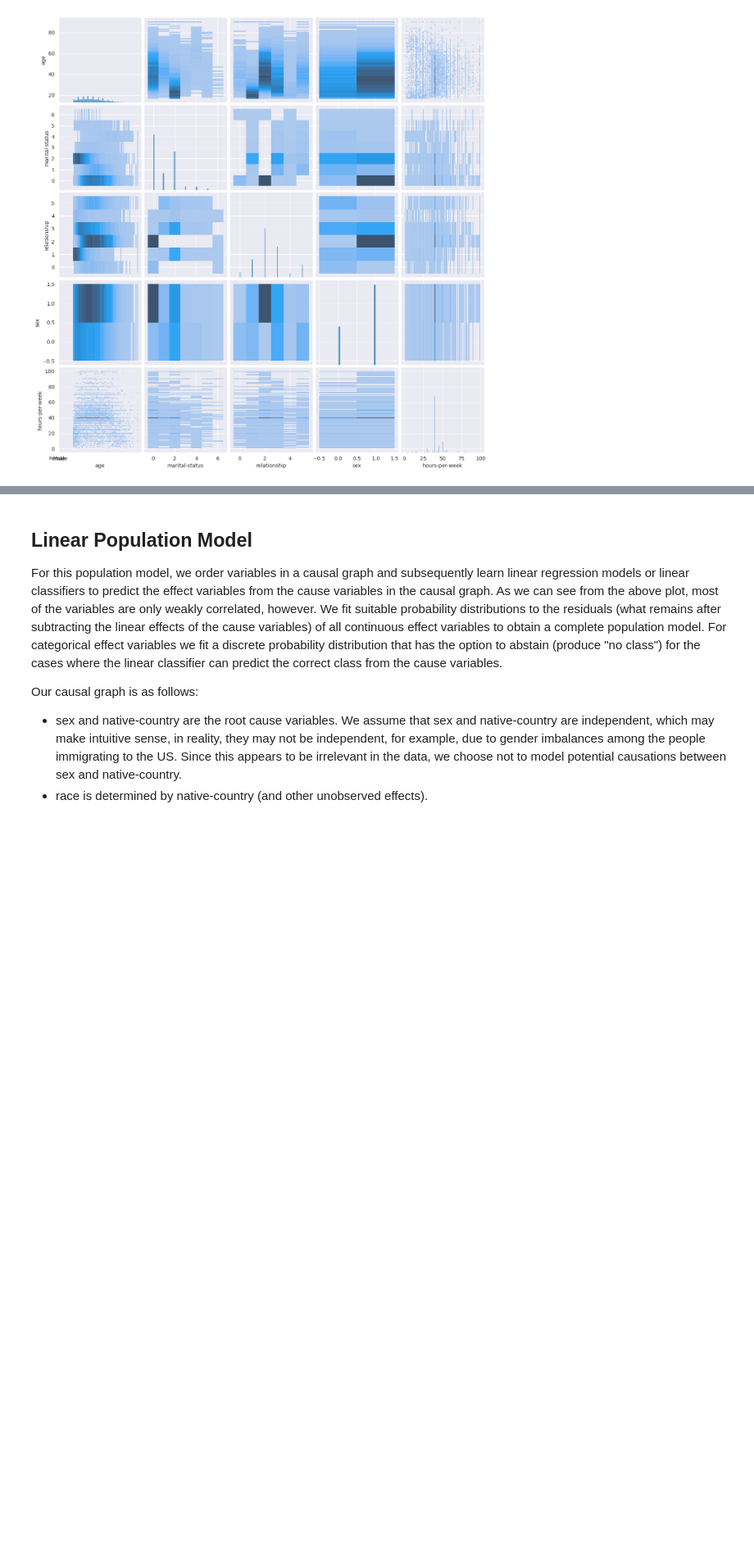
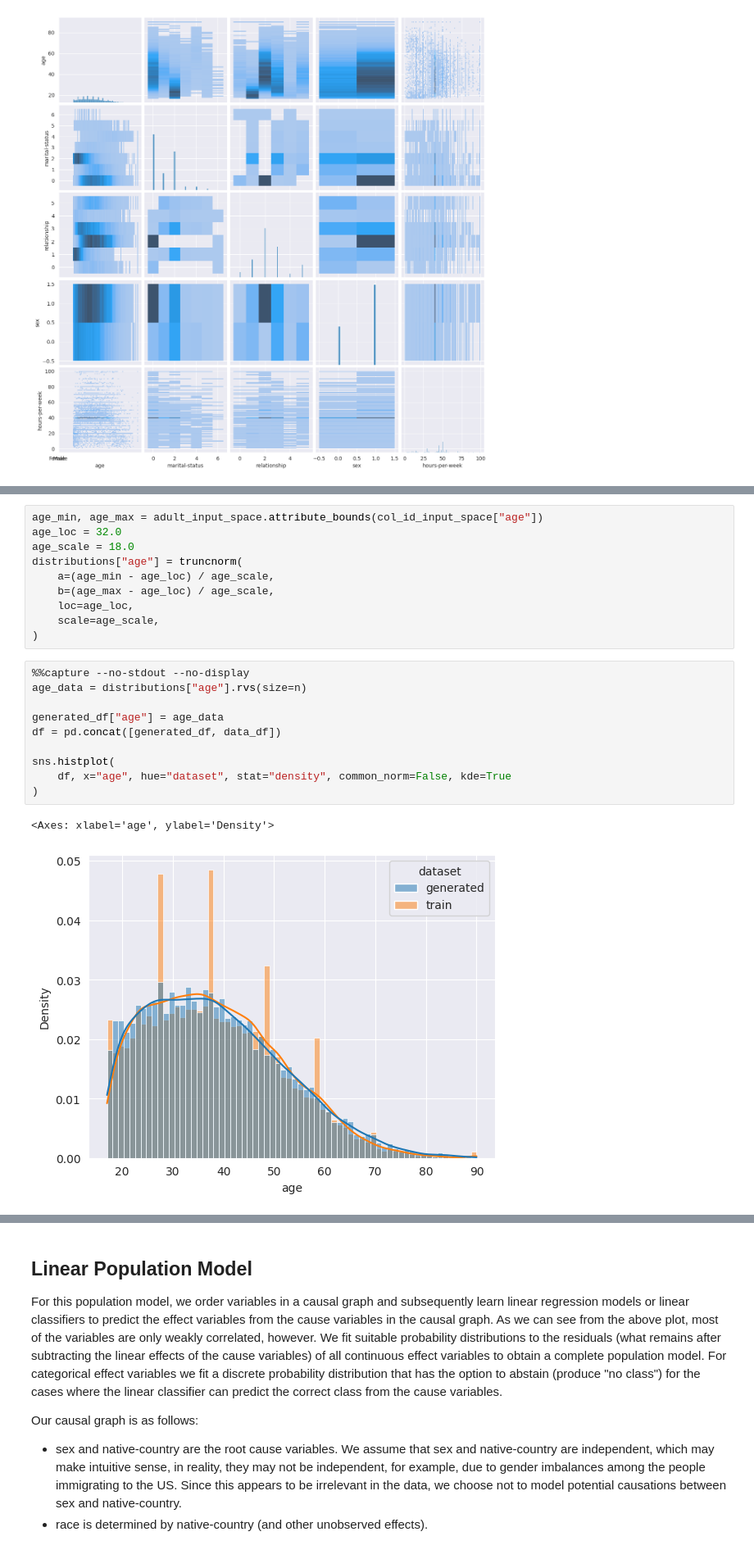
Before and after one commit to sen-uni-kn/probspecs, a Jupyter notebook: experiments/group_fairness_tabular/adult_population_models.ipynb, the cells around one changed output, grey strips where cells are left out. Shown at 82% size. Cells and saved outputs as stored; diff of their text form; blank space fills up the shorter version.

```diff
--- a/experiments/group_fairness_tabular/adult_population_models.ipynb
+++ b/experiments/group_fairness_tabular/adult_population_models.ipynb
@@ -166,0 +289,23 @@ For the continuous variables, we use
+# %%
+age_min, age_max = adult_input_space.attribute_bounds(col_id_input_space["age"])
+age_loc = 32.0
+age_scale = 18.0
+distributions["age"] = truncnorm(
+    a=(age_min - age_loc) / age_scale,
+    b=(age_max - age_loc) / age_scale,
+    loc=age_loc,
+    scale=age_scale,
+)
+# %%
+%%capture --no-stdout --no-display
+age_data = distributions["age"].rvs(size=n)
+
+generated_df["age"] = age_data
+df = pd.concat([generated_df, data_df])
+
+sns.histplot(
+    df, x="age", hue="dataset", stat="density", common_norm=False, kde=True
+)
+# %% [output]
+<Axes: xlabel='age', ylabel='Density'>
+[figure, added]
```
Also changed, not shown: parts of 35 cells of this notebook.
